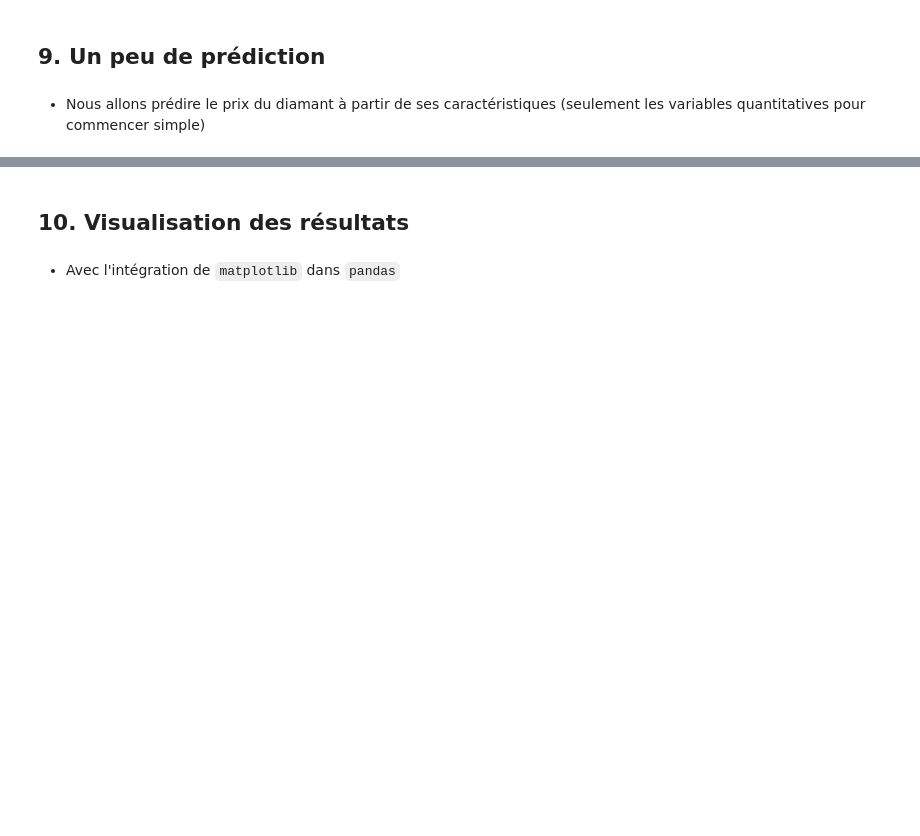
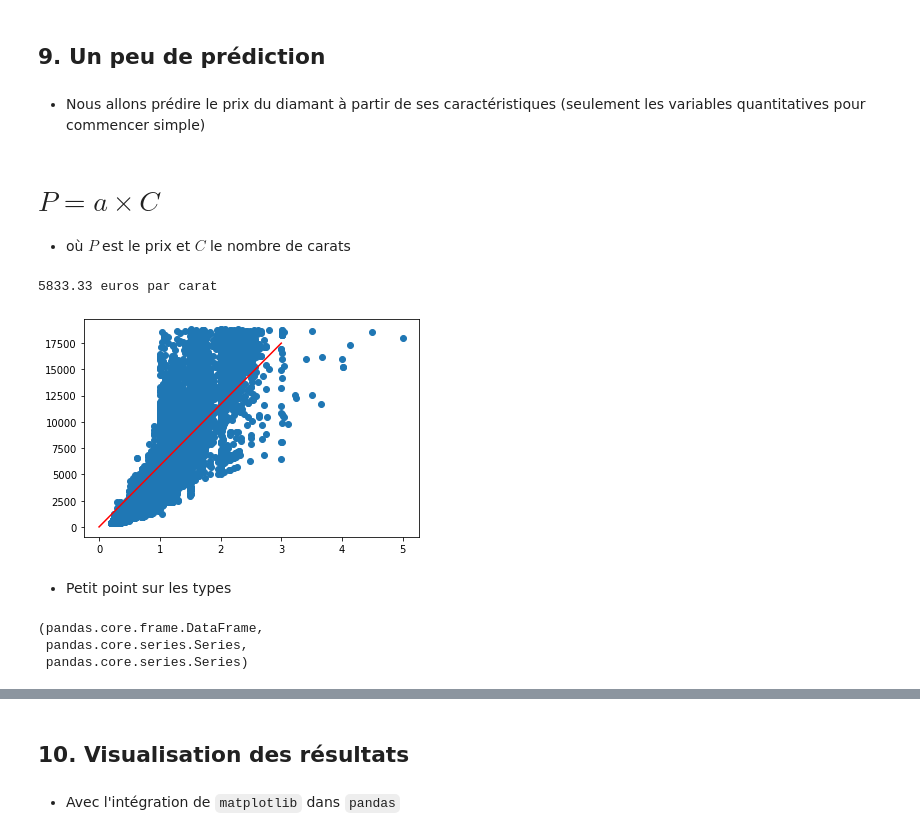
Before and after one commit to Selimmmm/data-science-1-public, a Jupyter notebook: tps/3_a_combo_pandas_sklearn_matploblib.ipynb.ipynb, the cells around one changed output, grey strips where cells are left out. Cells and saved outputs as stored; diff of their text form; code cells hidden in the pictures; blank space fills up the shorter version.

```diff
--- a/tps/3_a_combo_pandas_sklearn_matploblib.ipynb.ipynb
+++ b/tps/3_a_combo_pandas_sklearn_matploblib.ipynb.ipynb
@@ -833,0 +832,27 @@ from sklearn.linear_model import LinearRegression
+# %%
+df = pd.read_csv("../data/diamonds/diamonds.csv")
+# df.groupby("color").price.mean()#.sort_index()
+# df.groupby("clarity").price.mean().sort_values()
+# df
+# %% [markdown]
+# $ P =  a \times C$
+- où $P$ est le prix et $C$ le nombre de carats
+# %%
+# On essaie de placer une courbe à la main
+plt.scatter(df.carat, df.price)
+plt.plot([0, 3],[0, 17500],color="red")
+
+# Dans ce cas :
+a_a_la_main = (17_500 - 0) / (3 - 0)
+print(round(a_a_la_main, 2), "euros par carat")
+# %% [output]
+5833.33 euros par carat
+[figure, added]
+# %% [markdown]
+- Petit point sur les types
+# %%
+type(df[['carat']]), type(df['carat']), type(df.carat)
+# %% [output]
+(pandas.core.frame.DataFrame,
+ pandas.core.series.Series,
+ pandas.core.series.Series)
```
Also changed, not shown: parts of 12 cells of this notebook, 2 other files.
